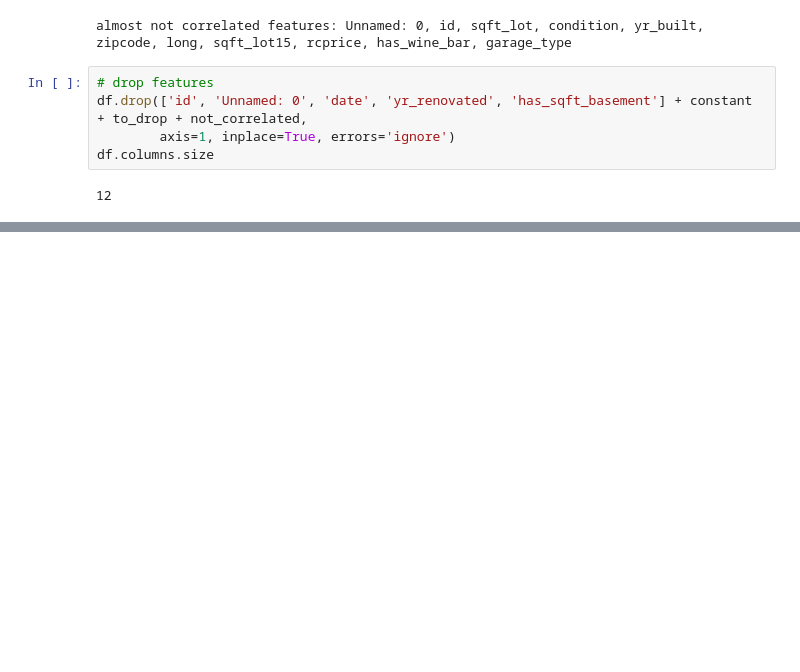
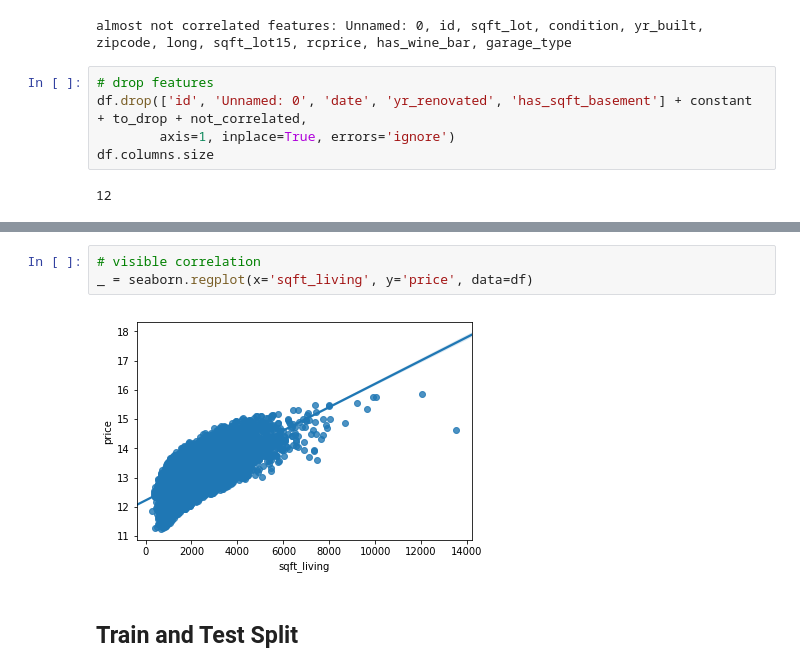
Before and after one commit to podondra/data-preprocessing, a Jupyter notebook: hw3/feature-selection-transformations.ipynb, the cells around one changed output, grey strips where cells are left out. Saved outputs shown, nothing was run; the diff lists cells and outputs as text; blank space fills up the shorter version.

```diff
--- a/hw3/feature-selection-transformations.ipynb
+++ b/hw3/feature-selection-transformations.ipynb
@@ -223,0 +209,7 @@ memory usage: 2.0 MB
+# %%
+# visible correlation
+_ = seaborn.regplot(x='sqft_living', y='price', data=df)
+# %% [output]
+[figure, added]
+# %% [markdown]
+## Train and Test Split
```
Also changed, not shown: parts of 18 cells of this notebook.
